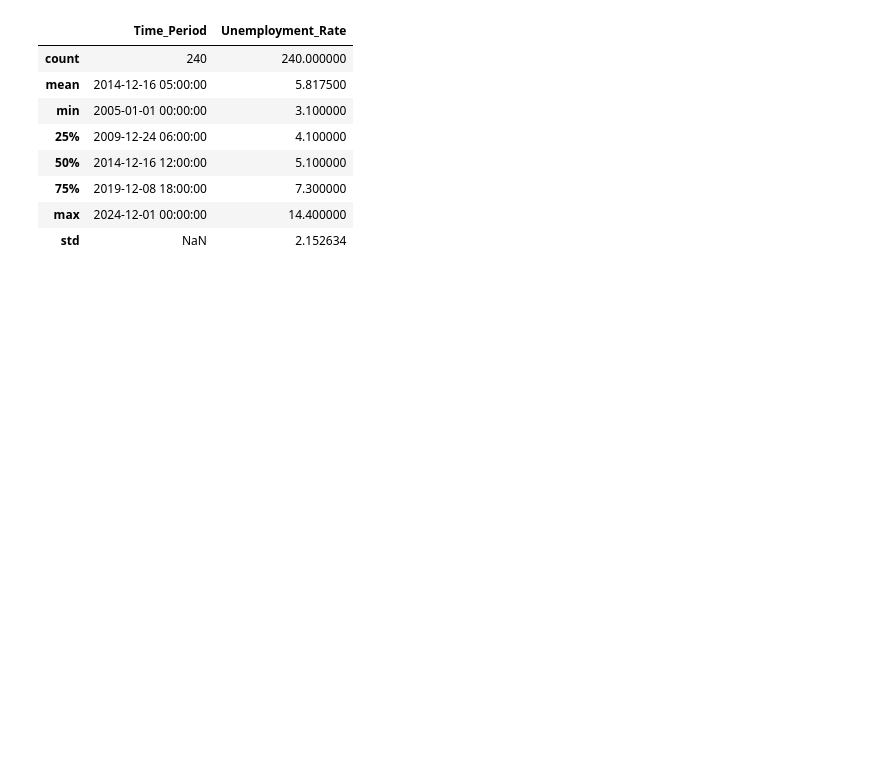
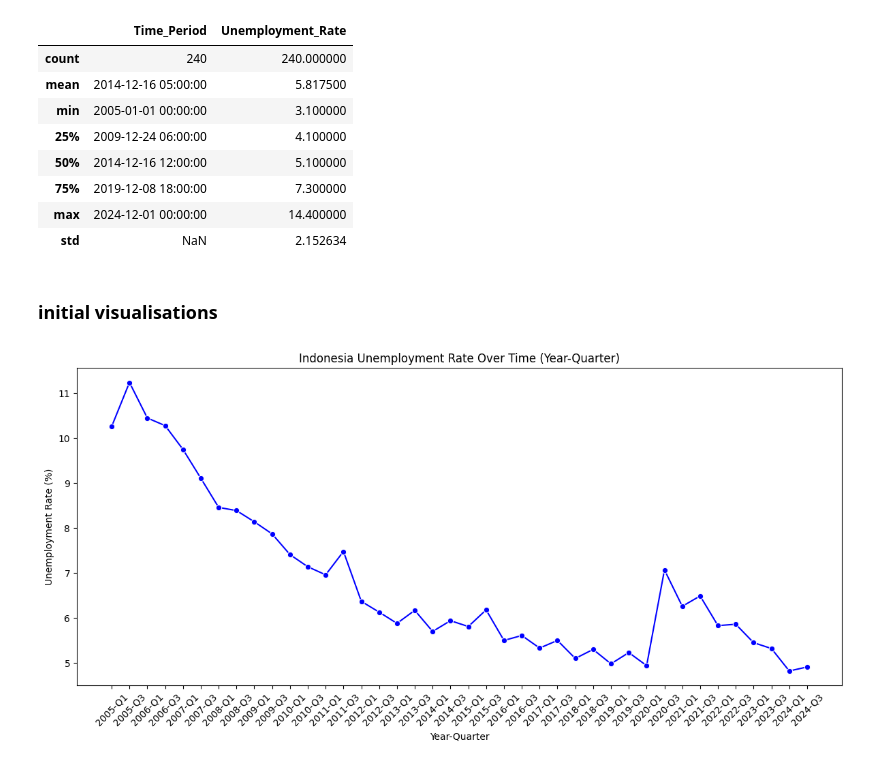
Before and after one commit to imajirzl/thesis-unemployment-rate, a Jupyter notebook: analysis/cleaning_and_eda.ipynb, the cells around one changed output. Drawn from its saved outputs; the diff is of its cells as text; code cells hidden in the pictures; blank space fills up the shorter version.

Commit message:
adding time series visualisation

```diff
--- a/analysis/cleaning_and_eda.ipynb
+++ b/analysis/cleaning_and_eda.ipynb
@@ -92,3 +94,42 @@ select_df_usa.describe()
 | 75% | 2019-12-08 18:00:00 | 7.300000 |
 | max | 2024-12-01 00:00:00 | 14.400000 |
 | std | NaN | 2.152634 |
+# %% [markdown]
+### initial visualisations
+# %%
+# Function for plotting time series
+def plot_time_series(df, x, y, hue=None, title=None, xlabel=None, ylabel=None, rotation=45, **kwargs):
+    """
+    Function to plot time series with options for hue and other styling.
+
+    Parameters:
+    - df: The DataFrame containing the data
+    - x: The column name for the x-axis
+    - y: The column name for the y-axis
+    - hue: (optional) The column name for the hue (grouping variable)
+    - title: (optional) The title of the plot
+    - xlabel: (optional) The label for the x-axis
+    - ylabel: (optional) The label for the y-axis
+    - rotation: (optional) The rotation of the x-axis labels
+    - kwargs: Additional keyword arguments for `sns.lineplot`
+    """
+    plt.figure(figsize=(12, 6))
+    sns.lineplot(data=df, x=x, y=y, hue=hue, **kwargs)
+    plt.xticks(rotation=rotation)
+    if title:
+        plt.title(title)
+    if xlabel:
+        plt.xlabel(xlabel)
+    if ylabel:
+        plt.ylabel(ylabel)
+    plt.tight_layout()
+    plt.show()
+# %%
+select_df_ind['Time_Period'] = select_df_ind['Year'].astype(str) + '-' + select_df_ind['Quarter'].astype(str)
+# %%
+plot_time_series(select_df_ind, x="Time_Period", y="Unemployment Rate",
+                 title="Indonesia Unemployment Rate Over Time (Year-Quarter)",
+                 xlabel="Year-Quarter", ylabel="Unemployment Rate (%)",
+                 marker="o", color='blue')
+# %% [output]
+[figure, added]
```
Also changed, not shown: parts of 3 cells of this notebook.
